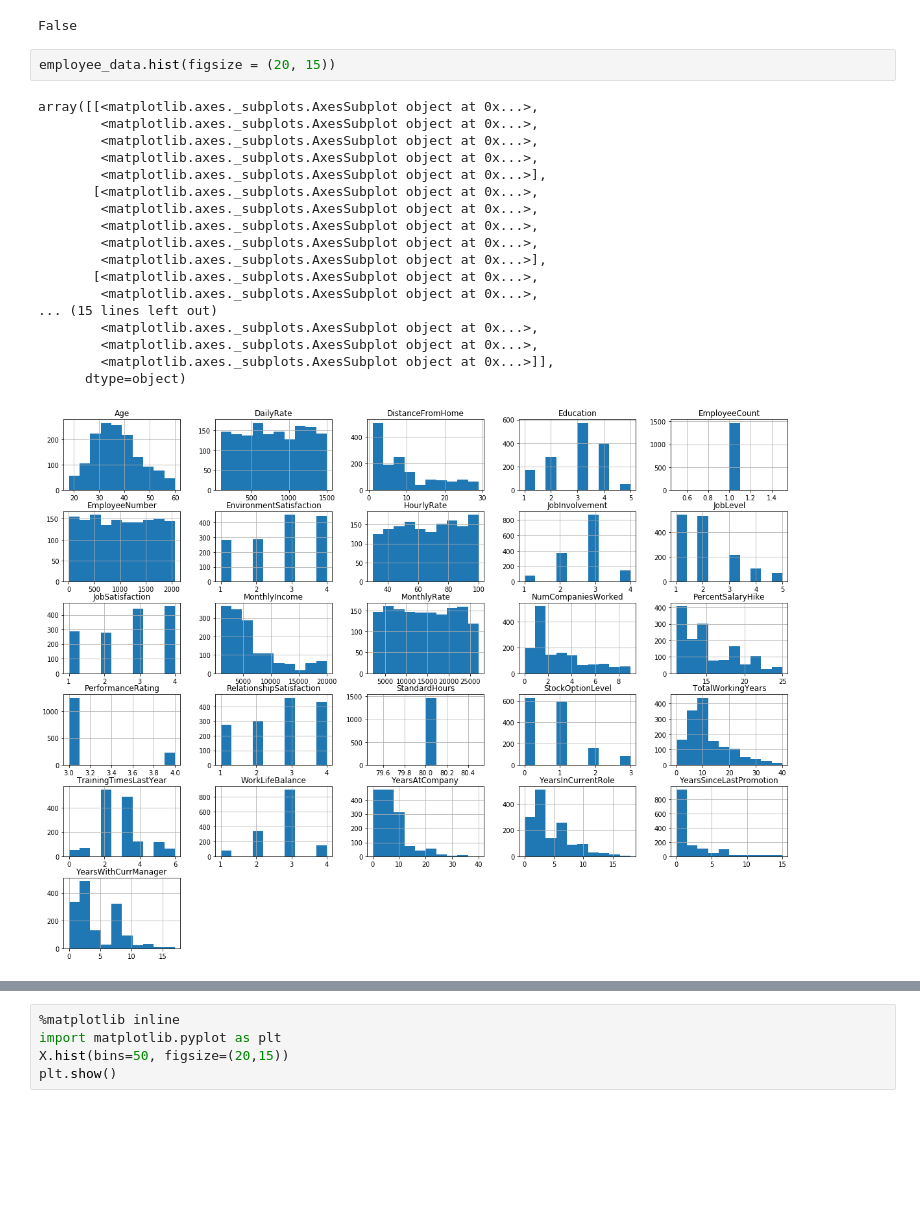
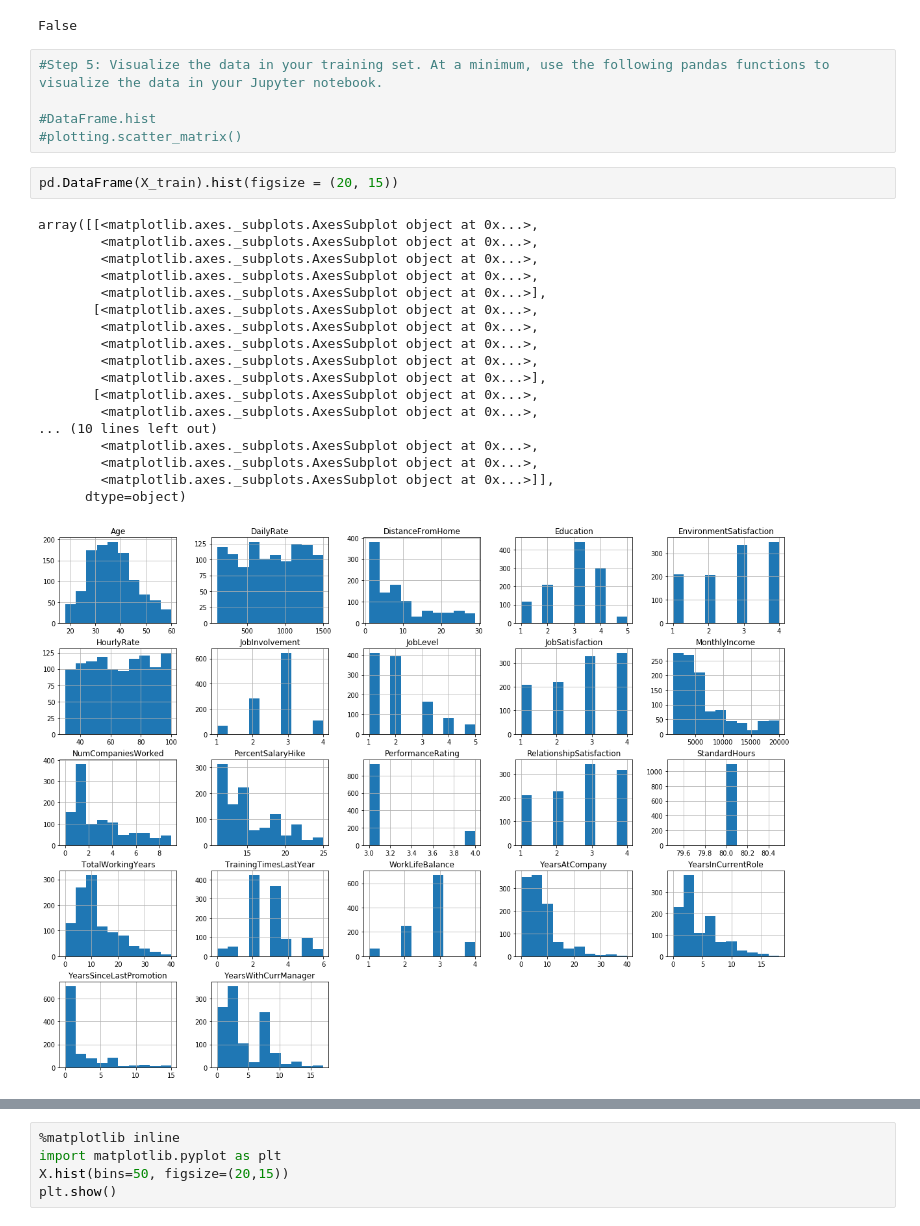
Before and after one commit to sarahmkahl/Python-Class, a Jupyter notebook: Kahl_Project_1.ipynb, the cells around one changed output, grey strips where cells are left out. Drawn from its saved outputs; the diff is of its cells as text; blank space fills up the shorter version.

```diff
--- a/Kahl_Project_1.ipynb
+++ b/Kahl_Project_1.ipynb
@@ -131,24 +379,29 @@ KeyError: 'JobRole'
 employee_data.isnull().values.any()
 # %% [output]
 False
+# %%
+#Step 5: Visualize the data in your training set. At a minimum, use the following pandas functions to visualize the data in your Jupyter notebook.
+
+#DataFrame.hist
+#plotting.scatter_matrix()
 # %%
-employee_data.hist(figsize = (20, 15))
+pd.DataFrame(X_train).hist(figsize = (20, 15))
 # %% [output]
 array([[<matplotlib.axes._subplots.AxesSubplot object at 0x...>,
         <matplotlib.axes._subplots.AxesSubplot object at 0x...>,
         <matplotlib.axes._subplots.AxesSubplot object at 0x...>,
         <matplotlib.axes._subplots.AxesSubplot object at 0x...>,
         <matplotlib.axes._subplots.AxesSubplot object at 0x...>],
        [<matplotlib.axes._subplots.AxesSubplot object at 0x...>,
         <matplotlib.axes._subplots.AxesSubplot object at 0x...>,
         <matplotlib.axes._subplots.AxesSubplot object at 0x...>,
         <matplotlib.axes._subplots.AxesSubplot object at 0x...>,
         <matplotlib.axes._subplots.AxesSubplot object at 0x...>],
        [<matplotlib.axes._subplots.AxesSubplot object at 0x...>,
         <matplotlib.axes._subplots.AxesSubplot object at 0x...>,
-... (15 lines left out)
+... (10 lines left out)
         <matplotlib.axes._subplots.AxesSubplot object at 0x...>,
         <matplotlib.axes._subplots.AxesSubplot object at 0x...>,
         <matplotlib.axes._subplots.AxesSubplot object at 0x...>]],
       dtype=object)
-[figure, old version]
+[figure, new version]
```
Also changed, not shown: parts of 53 cells of this notebook.
